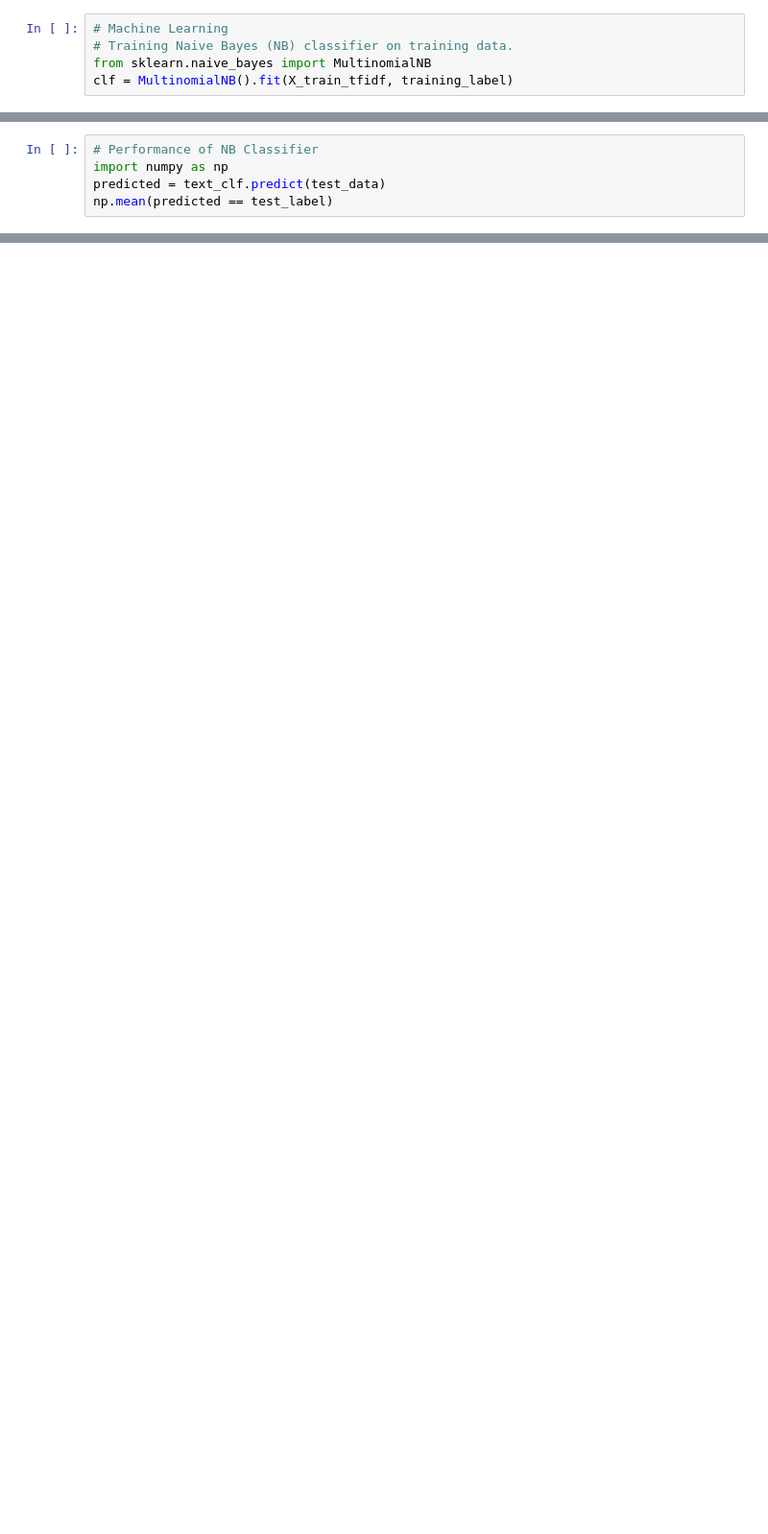
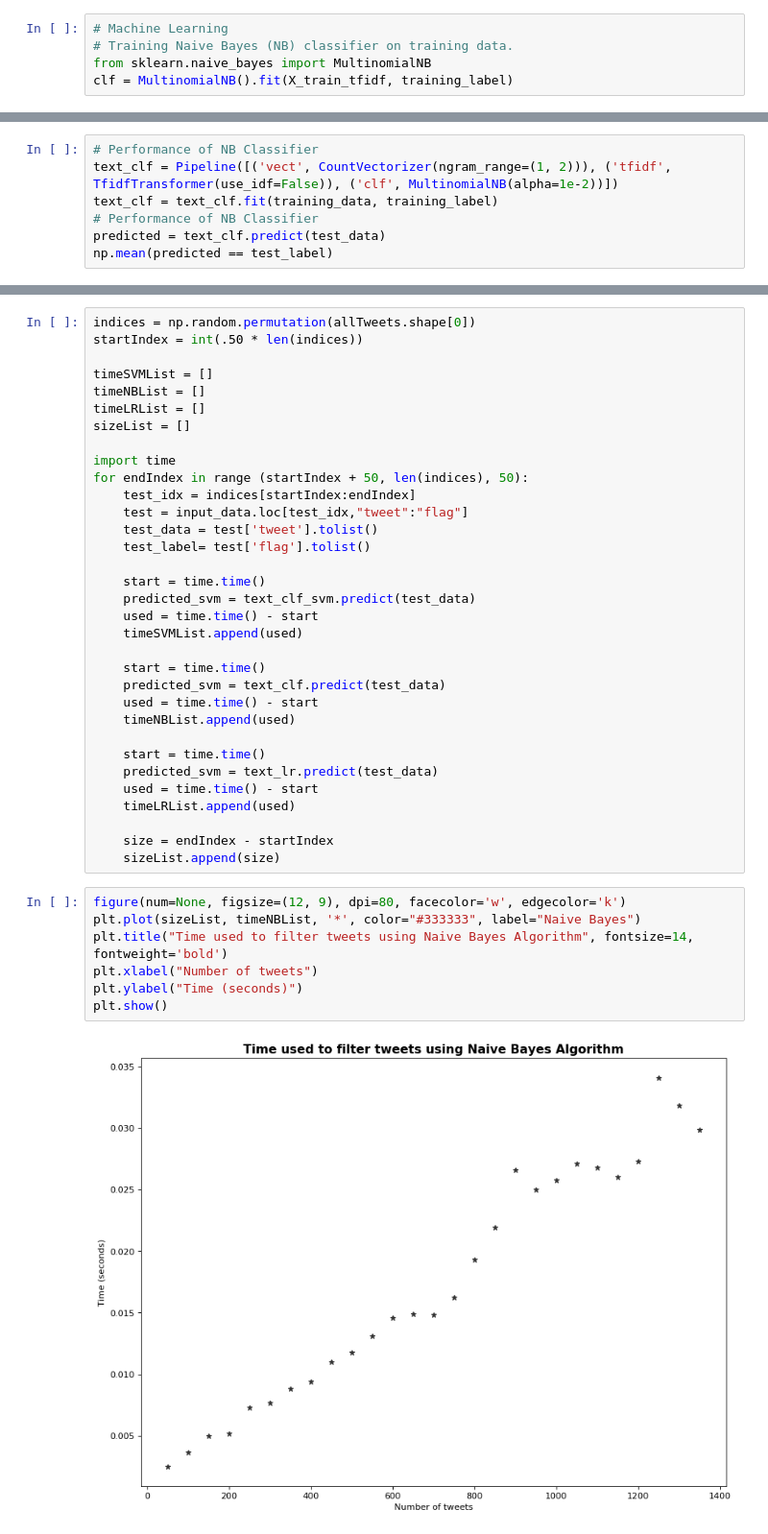
Before and after one commit to cskitty/linguistics, a Jupyter notebook: cyberbully/Cyberbullying.ipynb, the cells around one changed output, grey strips where cells are left out. Shown: that part at 96% size. Saved outputs shown, nothing was run; the diff lists cells and outputs as text; blank space fills up the shorter version.

```diff
--- a/cyberbully/Cyberbullying.ipynb
+++ b/cyberbully/Cyberbullying.ipynb
@@ -265,6 +285,8 @@ text_clf = text_clf.fit(training_data, training_label)
 # %%
 # Performance of NB Classifier
-import numpy as np
+text_clf = Pipeline([('vect', CountVectorizer(ngram_range=(1, 2))), ('tfidf', TfidfTransformer(use_idf=False)), ('clf', MultinomialNB(alpha=1e-2))])
+text_clf = text_clf.fit(training_data, training_label)
+# Performance of NB Classifier
 predicted = text_clf.predict(test_data)
 np.mean(predicted == test_label)
 # %% [output]
@@ -282,0 +357,42 @@ np.mean(predicted_svm == test_label)
+# %%
+indices = np.random.permutation(allTweets.shape[0])
+startIndex = int(.50 * len(indices))
+
+timeSVMList = []
+timeNBList = []
+timeLRList = []
+sizeList = []
+
+import time
+for endIndex in range (startIndex + 50, len(indices), 50):
+    test_idx = indices[startIndex:endIndex]
+    test = input_data.loc[test_idx,"tweet":"flag"]
+    test_data = test['tweet'].tolist()
+    test_label= test['flag'].tolist()
+
+    start = time.time()
+    predicted_svm = text_clf_svm.predict(test_data)
+    used = time.time() - start
+    timeSVMList.append(used)
+
+    start = time.time()
+    predicted_svm = text_clf.predict(test_data)
+    used = time.time() - start
+    timeNBList.append(used)
+
+    start = time.time()
+    predicted_svm = text_lr.predict(test_data)
+    used = time.time() - start
+    timeLRList.append(used)
+
+    size = endIndex - startIndex
+    sizeList.append(size)
+# %%
+figure(num=None, figsize=(12, 9), dpi=80, facecolor='w', edgecolor='k')
+plt.plot(sizeList, timeNBList, '*', color="#333333", label="Naive Bayes")
+plt.title("Time used to filter tweets using Naive Bayes Algorithm", fontsize=14, fontweight='bold')
+plt.xlabel("Number of tweets")
+plt.ylabel("Time (seconds)")
+plt.show()
+# %% [output]
+[figure, added]
```
Also changed, not shown: parts of 15 cells of this notebook, 2 other files.
